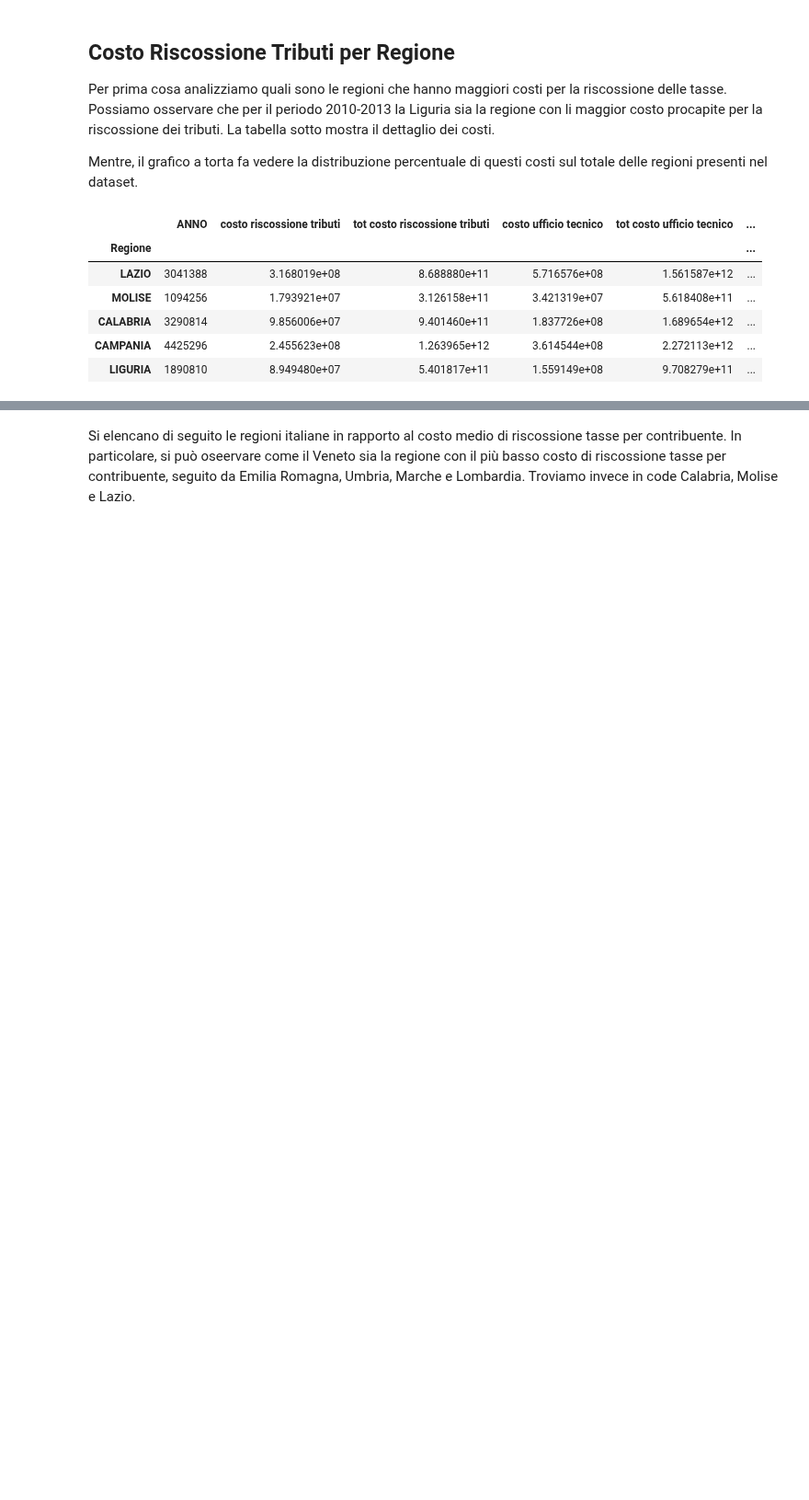
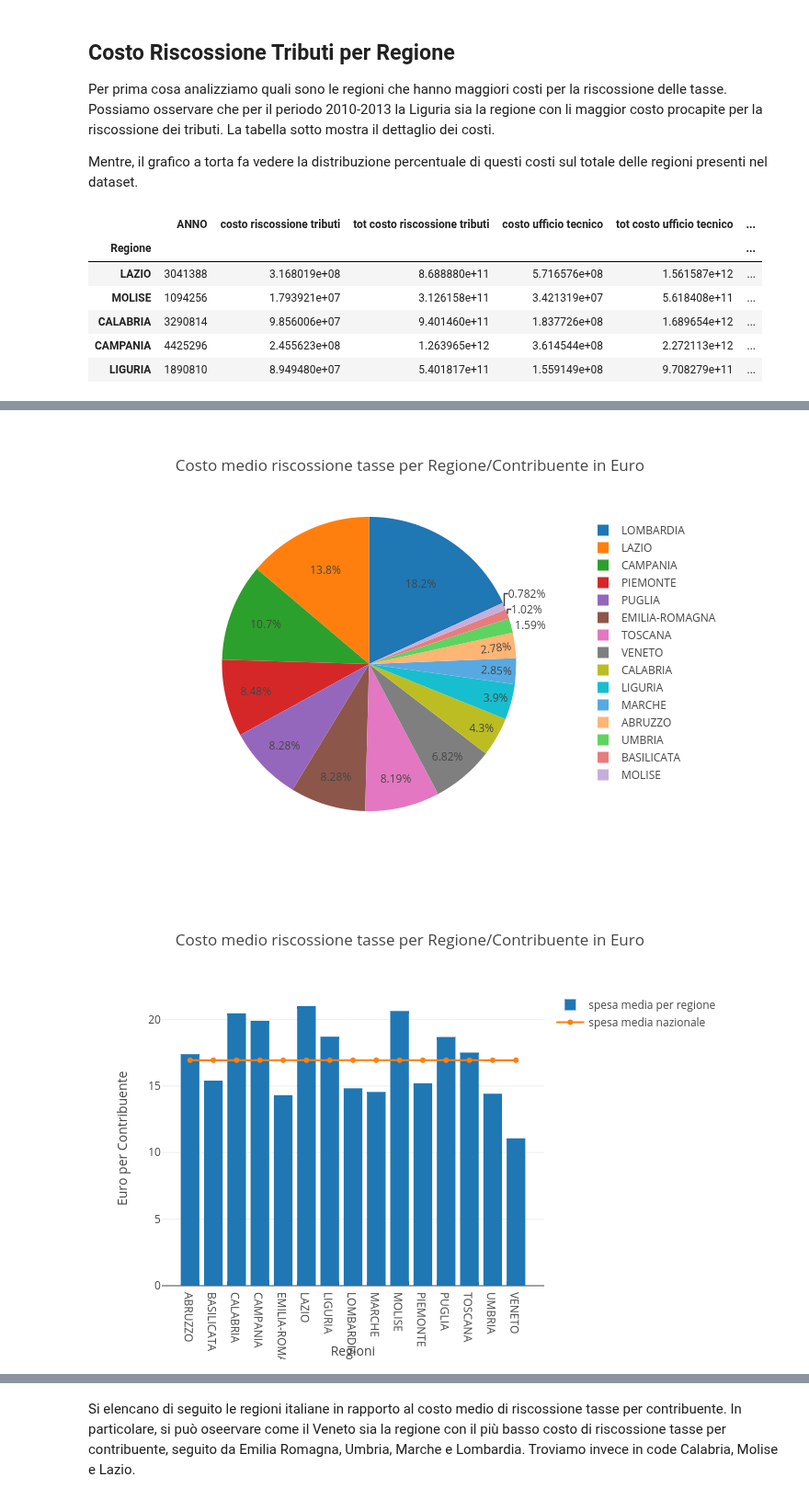
Before and after one commit to teamdigitale/daf-data-science, a Jupyter notebook: opencivitas/analisi riscossione tributiFab.ipynb, the cells around one changed output, grey strips where cells are left out. Shown at 92% size. Cells and saved outputs as stored; diff of their text form; code cells hidden in the pictures; blank space fills up the shorter version.

```diff
--- a/opencivitas/analisi riscossione tributiFab.ipynb
+++ b/opencivitas/analisi riscossione tributiFab.ipynb
@@ -138,26 +138,28 @@ df_regione.sort_values("spesa_tributi_per_contribuenti", ascending=False).head()
 # %%
 py.iplot(fig_pie)
 py.iplot(fig_bar)
 py.iplot(fig_bar_contribuenti)
 py.iplot(fig_pie_contribuenti)
 
 fig_pie_path = 'imgs/tributi_regione_pie.png'
 fig_bar_path = 'imgs/tributi_regione_bar.png'
 fig_bar_contribuenti_path = 'imgs/contribuenti_regione_bar.png'
 fig_pie_contribuenti_path = 'imgs/contribuenti_regione_pie.png'
 
 py_on.image.save_as(fig_pie, filename=fig_pie_path)
 py_on.image.save_as(fig_bar, filename=fig_bar_path)
 py_on.image.save_as(fig_bar_contribuenti, filename=fig_bar_contribuenti_path)
 py_on.image.save_as(fig_pie_contribuenti, filename=fig_pie_contribuenti_path)
 
-#x = Image(fig_pie_path)
-#y = Image(fig_bar_path)
-#z = Image(fig_bar_contribuenti_path)
-#w = Image(fig_pie_contribuenti_path)
-#display(x,y,z,w)
+x = Image(fig_pie_path)
+y = Image(fig_bar_path)
+z = Image(fig_bar_contribuenti_path)
+w = Image(fig_pie_contribuenti_path)
+display(x,y,z,w)
 # %% [output]
 [interactive output not drawn]
 [interactive output not drawn]
 [interactive output not drawn]
 [interactive output not drawn]
+[figure, added]
+[figure, added]
```
Also changed, not shown: parts of 5 cells of this notebook, 5 other files.
